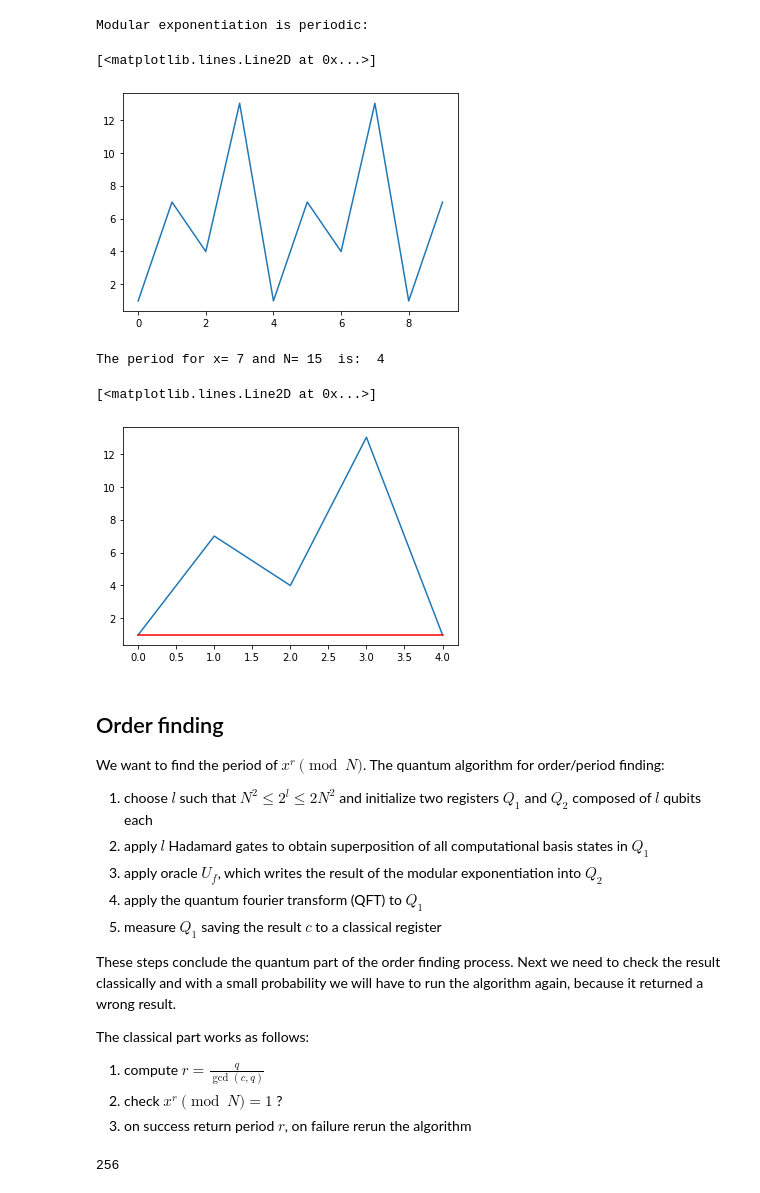
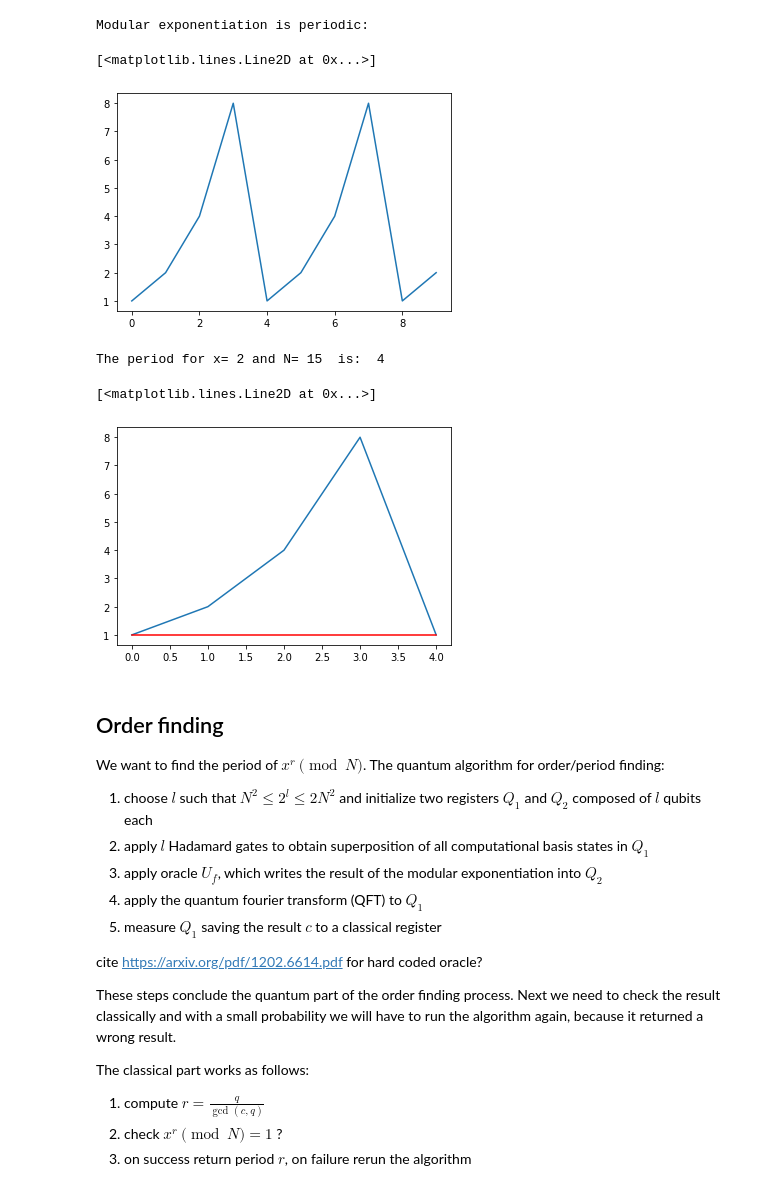
Before and after one commit to err4re/IBMQ-Shor, a Jupyter notebook: Shor.ipynb, the cells around one changed output. Cells and saved outputs as stored; diff of their text form; code cells hidden in the pictures.

```diff
--- a/Shor.ipynb
+++ b/Shor.ipynb
@@ -3,19 +3,19 @@ from matplotlib import pyplot as plt
 import numpy as np
 # %%
 N = 5*3
-x = 7
+x = 2
 
 #modular exponentiation
 def mod_exp(N,x,r):
     return ((x**r)%N)
 
 print("Modular exponentiation is periodic:")
 rs = np.arange(10)
 plt.plot(rs, mod_exp(N,x,rs))
 # %% [output]
 Modular exponentiation is periodic:
 [<matplotlib.lines.Line2D at 0x...>]
-[figure, old version]
+[figure, new version]
 # %%
 #returns period and x^r mod N across period
 def period_finding(N, x):
@@ -48,9 +48,9 @@ print("The period for x=",x ,"and N=", N, " is: ", period)
 plt.plot(rs, e)
 plt.plot(rs, np.ones(len(rs)), color="red")
 # %% [output]
-The period for x= 7 and N= 15  is:  4
+The period for x= 2 and N= 15  is:  4
 [<matplotlib.lines.Line2D at 0x...>]
-[figure, old version]
+[figure, new version]
 # %% [markdown]
 ## Order finding
 
@@ -63,6 +63,8 @@ The quantum algorithm for order/period finding:
 4. apply the quantum fourier transform (QFT) to $Q_1$
 5. measure $Q_1$ saving the result $c$ to a classical register
 
+cite https://arxiv.org/pdf/1202.6614.pdf for hard coded oracle?
+
 These steps conclude the quantum part of the order finding process. Next we need to check the result classically and with a small probability we will have to run the algorithm again, because it returned a wrong result.
 
 
@@ -76,8 +78,3 @@ from qiskit import QuantumCircuit, ClassicalRegister, QuantumRegister
 from qiskit import execute, Aer
 from qiskit.providers.aer.noise import NoiseModel
 from qiskit.providers.aer.noise.errors.standard_errors import kraus_error
-# %%
-N = 15
-l = 8
-# %% [output]
-256
```
Also changed, not shown: parts of 1 cell of this notebook.
